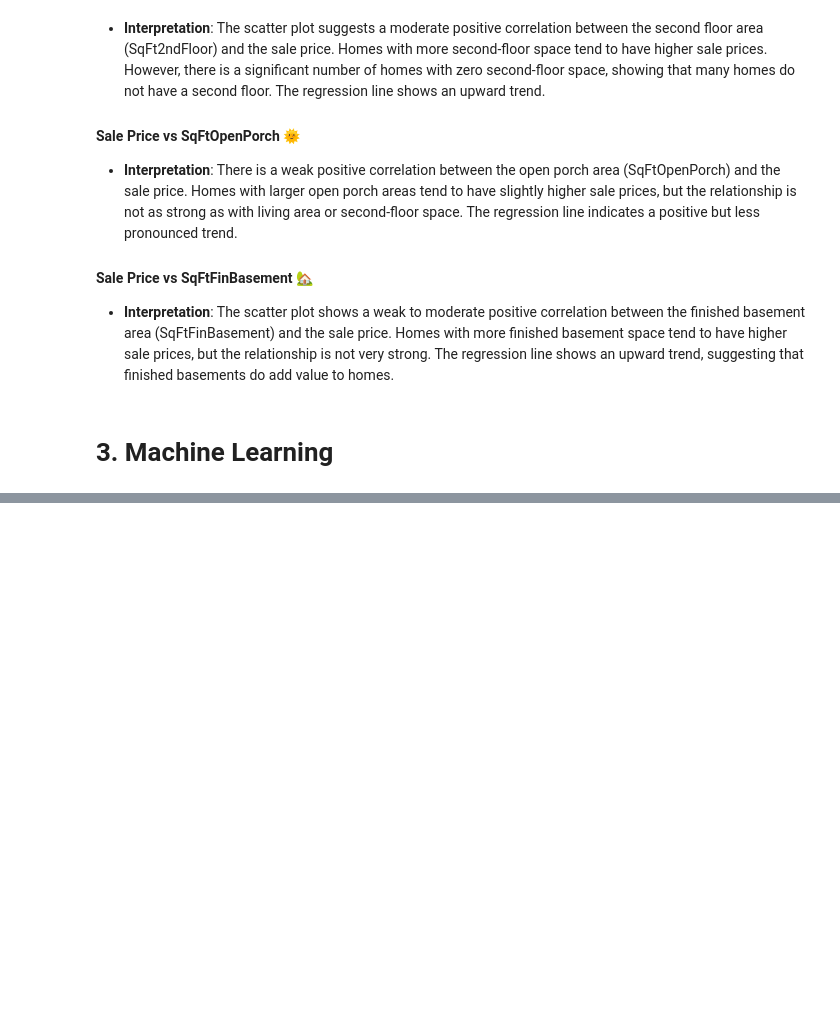
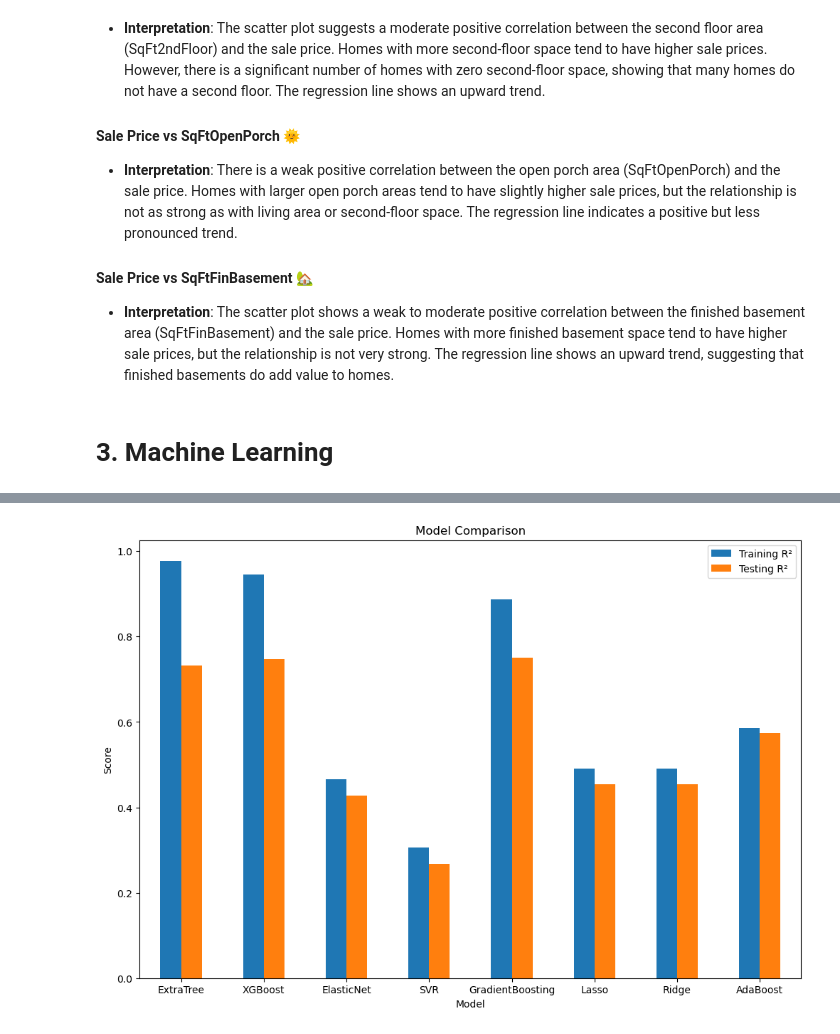
Before and after one commit to shintaronakamura28/Housing_sale_price_prediction, a Jupyter notebook: analysis_using_top_features.ipynb, the cells around one changed output, grey strips where cells are left out. Drawn from its saved outputs; the diff is of its cells as text; code cells hidden in the pictures; blank space fills up the shorter version.

Commit message:
finished building models, hypertuning and shap

```diff
--- a/analysis_using_top_features.ipynb
+++ b/analysis_using_top_features.ipynb
@@ -401,0 +368,10 @@ Testing data shape: (983, 10)
+# %%
+# Fit the model and get predictions
+etr_pipe = Pipeline(
+    steps=[
+        ('preprocessor', preprocessor),
+        ('regressor', etr),
+    ])
+
+#train the model
+etr_pipe.fit(X_train, y_train)
@@ -401,0 +719,11 @@ Testing data shape: (983, 10)
+# %%
+lin = LinearRegression()
+
+lin_pipe = Pipeline(
+    steps=[
+        ('preprocessor', preprocessor),
+        ('regressor', lin),
+    ])
+
+#train the model
+lin_pipe.fit(X_train, y_train)
@@ -401,0 +763,7 @@ Testing data shape: (983, 10)
+# %%
+def evaluate_regression(y_true, y_pred):
+    mse = mean_squared_error(y_true, y_pred)
+    rmse = np.sqrt(mse)
+    mae = mean_absolute_error(y_true, y_pred)
+    r2 = r2_score(y_true, y_pred)
+    return mse, rmse, mae, r2
@@ -401,0 +868,4 @@ Testing data shape: (983, 10)
+# %%
+# Train and evaluate the tuned models
+metrics_df, best_models = train_and_evaluate_models(X_train, y_train, X_test, y_test, preprocessor)
+metrics_df
@@ -401,0 +882,15 @@ Testing data shape: (983, 10)
+# %%
+#create a function to displat the evaluation results
+def display_evaluation_results(metrics_df):
+    metrics_df.set_index('Model Used')[['Training R²', 'Testing R²']].plot(kind='bar', figsize=(12,8))
+
+    plt.title('Model Comparison')
+    plt.xlabel('Model')
+    plt.ylabel('Score')
+    plt.xticks(rotation=0)
+    plt.legend(loc='best')
+    plt.show()
+
+display_evaluation_results(metrics_df)
+# %% [output]
+[figure, added]
```
Also changed, not shown: parts of 39 cells of this notebook.
